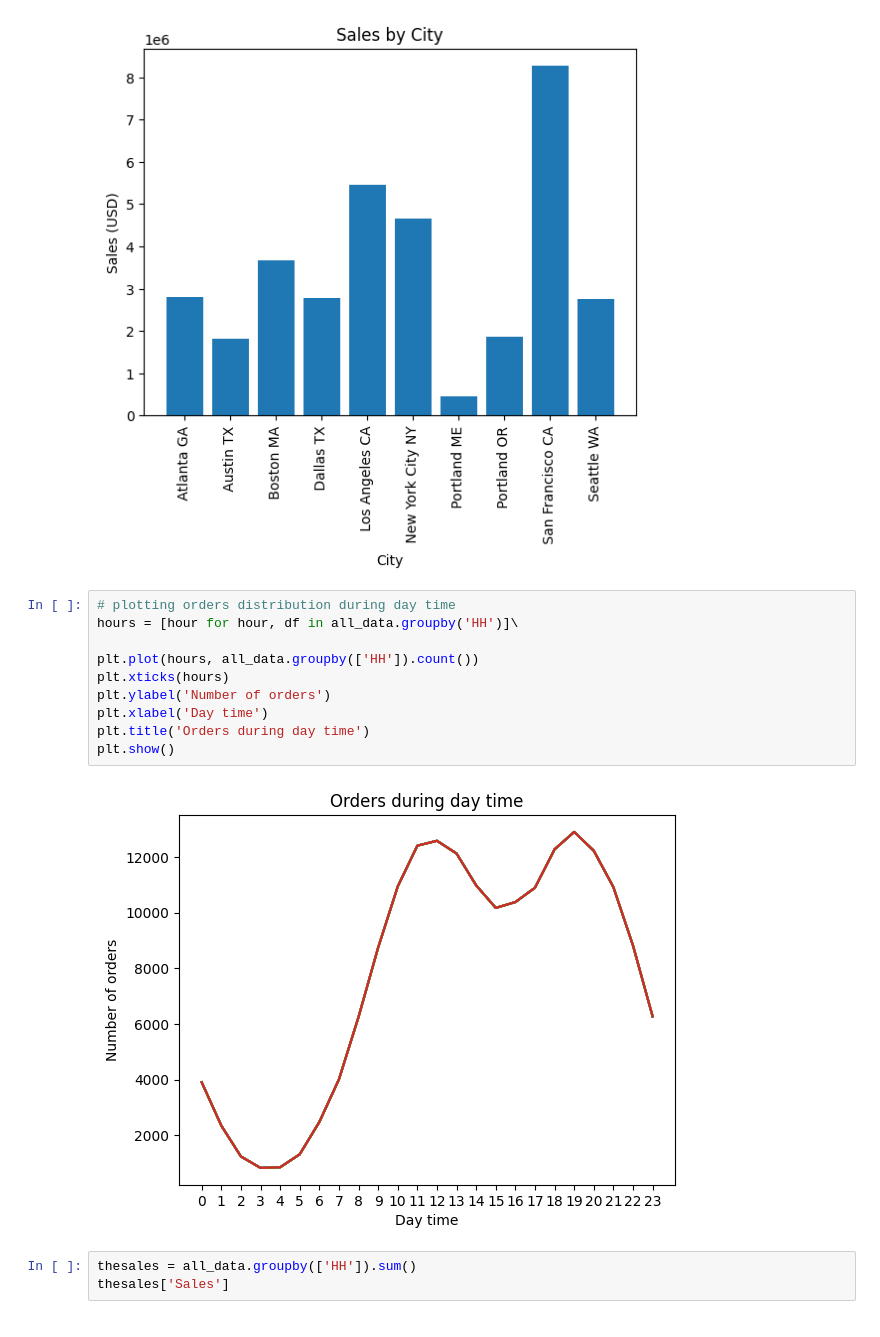
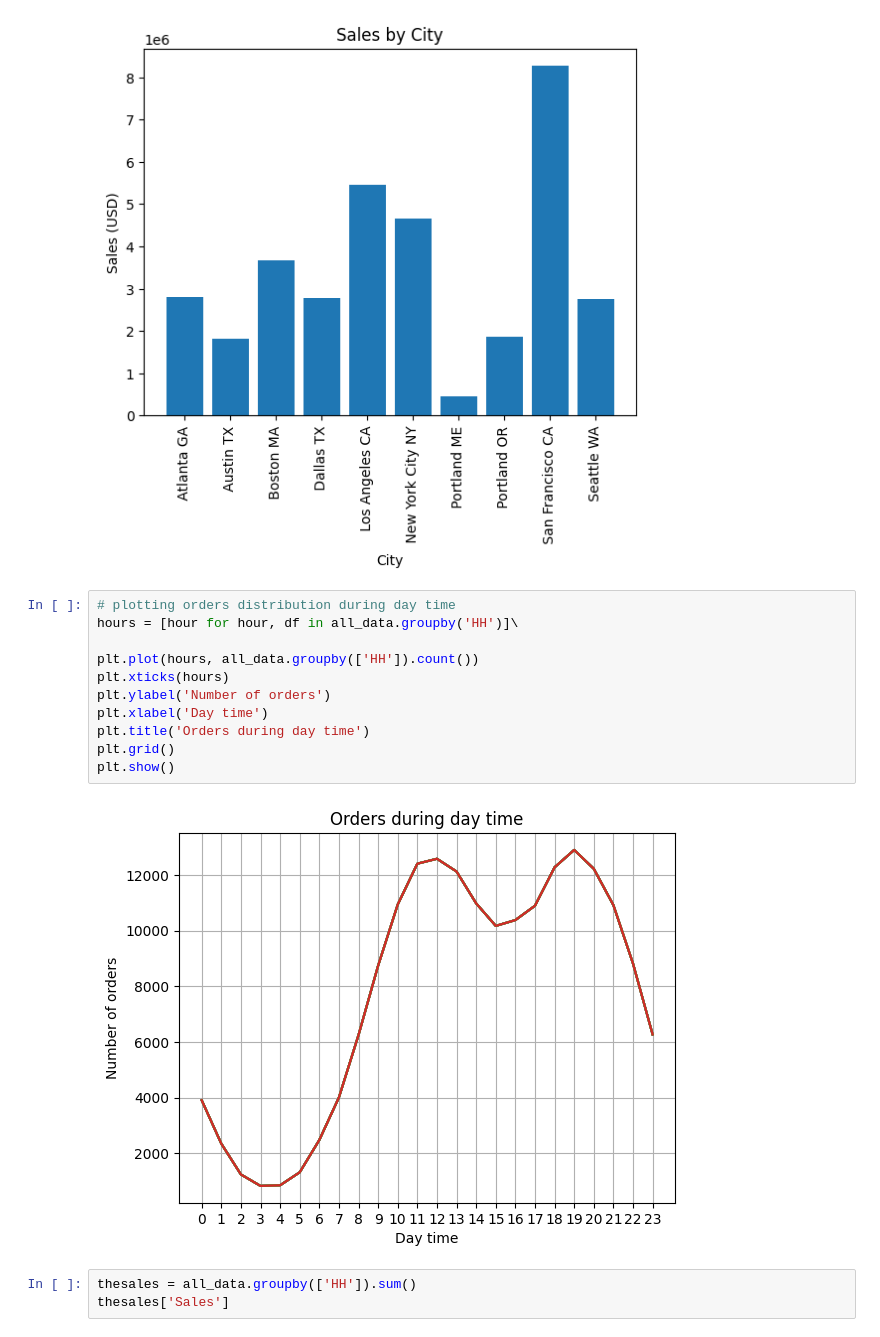
Before and after one commit to mezenka/Python_DataExploration, a Jupyter notebook: pandas_ds1.ipynb, the cells around one changed output. Saved outputs shown, nothing was run; the diff lists cells and outputs as text.

```diff
--- a/pandas_ds1.ipynb
+++ b/pandas_ds1.ipynb
@@ -363,15 +363,16 @@ plt.show()
 # %%
 # plotting orders distribution during day time
 hours = [hour for hour, df in all_data.groupby('HH')]\
 
 plt.plot(hours, all_data.groupby(['HH']).count())
 plt.xticks(hours)
 plt.ylabel('Number of orders')
 plt.xlabel('Day time')
 plt.title('Orders during day time')
+plt.grid()
 plt.show()
 # %% [output]
-[figure, old version]
+[figure, new version]
 # %%
 thesales = all_data.groupby(['HH']).sum()
 thesales['Sales']
```
Also changed, not shown: parts of 1 cell of this notebook.
